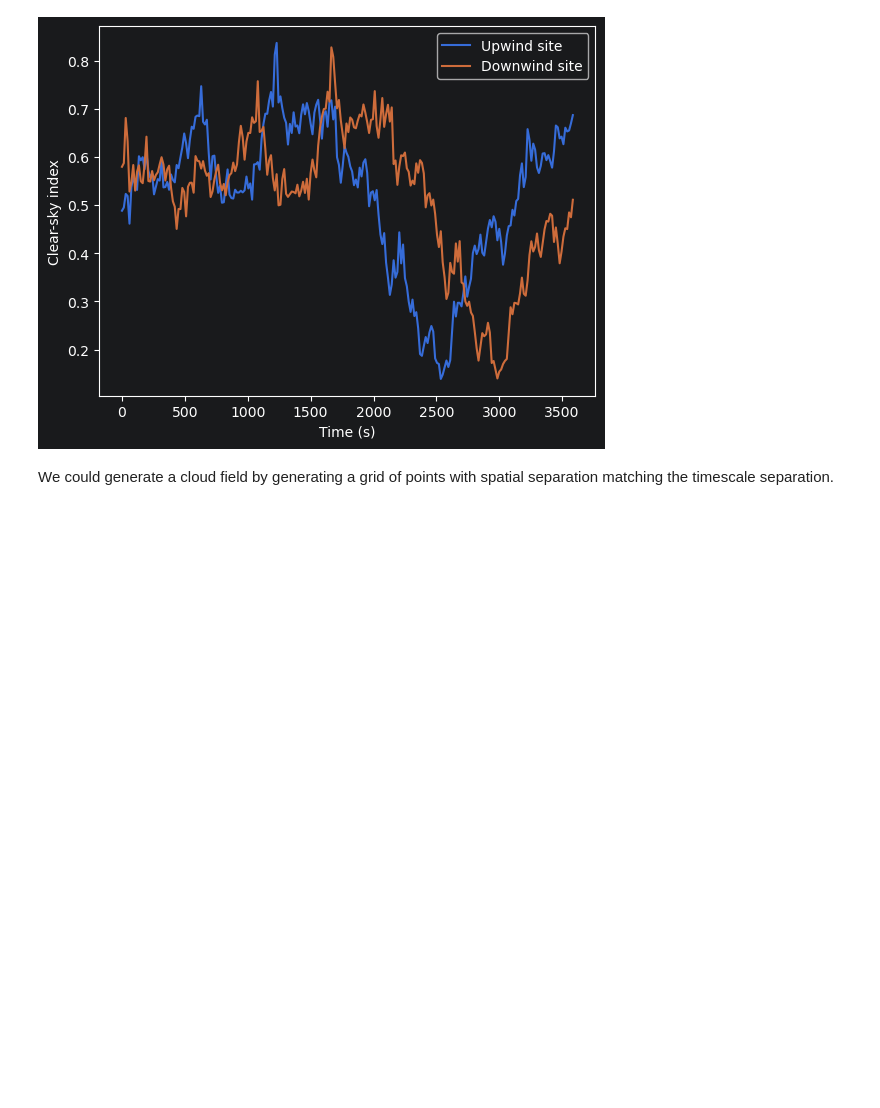
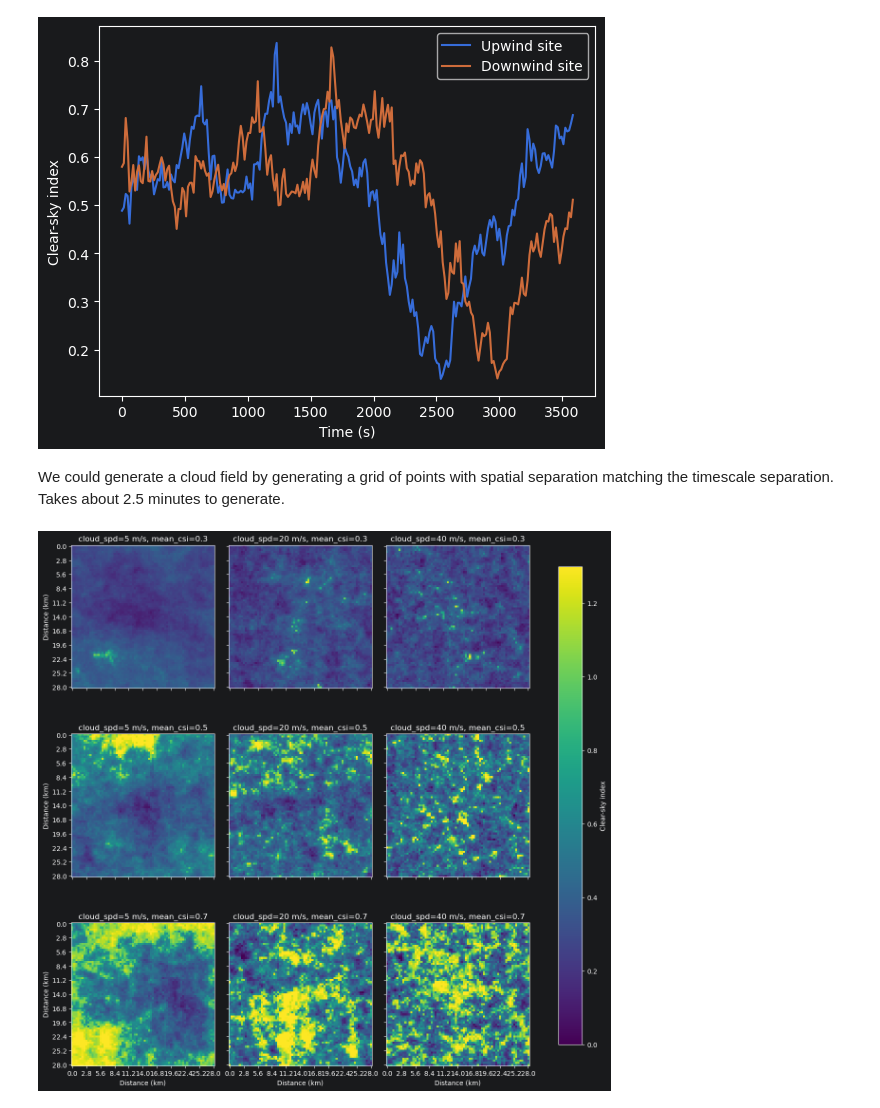
Before and after one commit to jranalli/solarspatialtools, a Jupyter notebook: demos/synthetic_copula_demo.ipynb, the cells around one changed output. Drawn from its saved outputs; the diff is of its cells as text; code cells hidden in the pictures; blank space fills up the shorter version.

Commit message:
Generate plots to demonstrate the cloud field.

```diff
--- a/demos/synthetic_copula_demo.ipynb
+++ b/demos/synthetic_copula_demo.ipynb
@@ -59,22 +59,41 @@ plt.legend(['Upwind site', 'Downwind site']);
 # %% [output]
 [figure]
 # %% [markdown]
-We could generate a cloud field by generating a grid of points with spatial separation matching the timescale separation.
+We could generate a cloud field by generating a grid of points with spatial separation matching the timescale separation. Takes about 2.5 minutes to generate.
 # %%
-cld_spd = 10
-dt = 30
-cld_dir = 1
+n = 70
+dt = 10
+cloud_dir = 0
+cloud_spd_vals = [5, 20, 40]
+mean_csi_vals = [0.3, 0.5, 0.7]
 
-mean_csi = 0.7
+end_time = (pd.to_timedelta(f'{dt}s') * n).total_seconds()
+times = pd.date_range(start='2024-01-01 00:00:00', end=f'2024-01-01 {int(end_time//3600):02d}:{int((end_time-(end_time//3600)*3600)//60):02d}:{int(end_time-(end_time//60)*60):02d}', freq=f'{dt}s')
 
-times = pd.date_range(start='2024-01-01 00:00:00', end='2024-01-01 01:00:00', freq=f'{dt}s')
+fig, axes = plt.subplots(3, 3, figsize=(12, 12), sharex=True, sharey=True, constrained_layout=True)
+tick_idx = np.arange(len(times))[::max(1, n // 10)]
 
-e_pos = np.zeros(len(times))
-n_pos = np.arange(len(times)) * cld_spd*dt  # cld_spd * dt
+for row, mean_csi in enumerate(mean_csi_vals):
+    for col, cloud_spd in enumerate(cloud_spd_vals):
+        e_pos = np.zeros(len(times))
+        n_pos = np.arange(len(times)) * cloud_spd * dt
+        c = downscale(times, e_pos, n_pos, cloud_spd, cloud_dir, mean_csi, DEFAULT_PARAMS, seed=42, scale=True, noneg=True)
 
+        ax = axes[row, col]
+        im = ax.imshow(c, vmin=0, vmax=1.3)
+        ax.set_xticks(tick_idx)
+        ax.set_yticks(tick_idx)
+        ax.set_xticklabels(n_pos[tick_idx] / 1000)
+        ax.set_yticklabels(n_pos[tick_idx] / 1000)
+        ax.set_aspect('equal')
+        ax.set_title(f'cloud_spd={cloud_spd} m/s, mean_csi={mean_csi}')
 
+for ax in axes[-1, :]:
+    ax.set_xlabel('Distance (km)')
 
-c = downscale(times, e_pos, n_pos, cloud_spd, cloud_dir, mean_csi, DEFAULT_PARAMS, seed=42, scale=True, noneg=True)
+for ax in axes[:, 0]:
+    ax.set_ylabel('Distance (km)')
 
-plt.imshow(c)
-plt.axis('equal')
+fig.colorbar(im, ax=axes, label='Clear-sky index', shrink=0.85);
+# %% [output]
+[figure, added]
```
Also changed, not shown: 1 other file.
